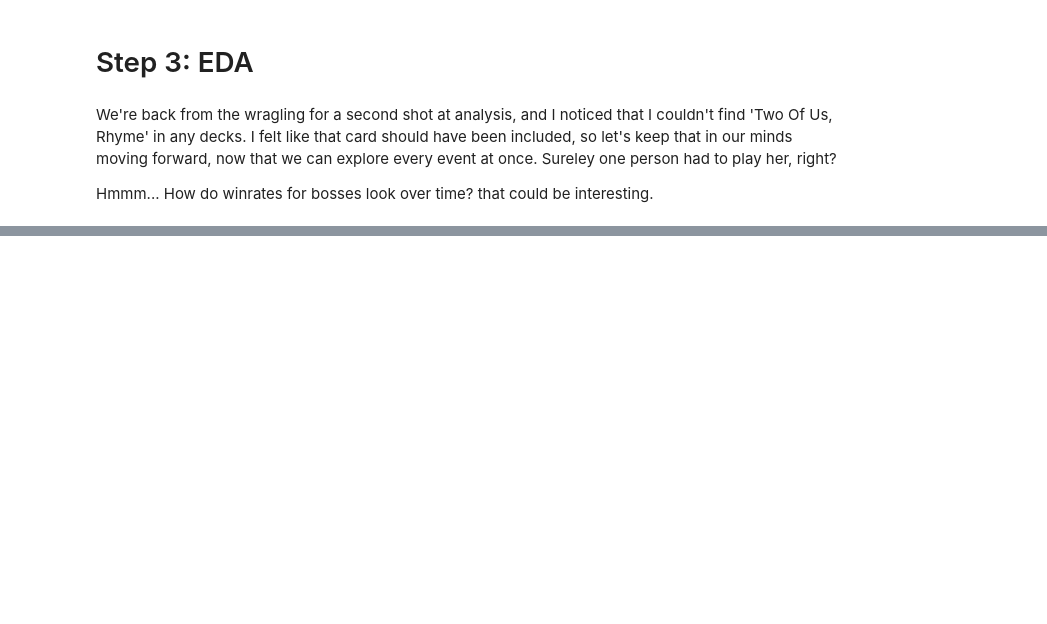
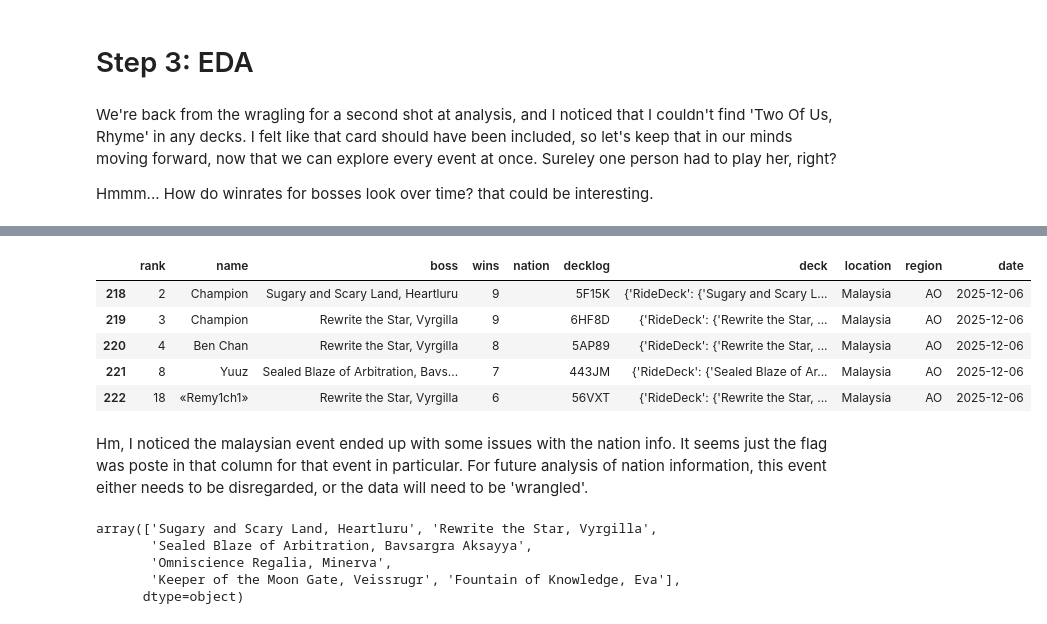
Before and after one commit to Silver-Sapphire/BCSanalysis, a Jupyter notebook: BCSdata.ipynb, the cells around one changed output, grey strips where cells are left out. Cells and saved outputs as stored; diff of their text form; code cells hidden in the pictures; blank space fills up the shorter version.

```diff
--- a/BCSdata.ipynb
+++ b/BCSdata.ipynb
@@ -128,0 +285,23 @@ SyntaxError: invalid syntax (4058584634.py, line 1)
+# %%
+name = "Two Of Us, Rhyme"
+# df2 = df2[df2['nation'] == 'Lyrical Monasterio']
+df_mal = df2[df2['location'] == 'Malaysia']
+df_mal.head()
+# %% [output]
+|  | rank | name | boss | wins | nation | decklog | deck | location | region | date |
+| 218 | 2 | Champion | Sugary and Scary Land, Heartluru | 9 |  | 5F15K | {'RideDeck': {'Sugary and Scary L... | Malaysia | AO | 2025-12-06 |
+| 219 | 3 | Champion | Rewrite the Star, Vyrgilla | 9 |  | 6HF8D | {'RideDeck': {'Rewrite the Star, ... | Malaysia | AO | 2025-12-06 |
+| 220 | 4 | Ben Chan | Rewrite the Star, Vyrgilla | 8 |  | 5AP89 | {'RideDeck': {'Rewrite the Star, ... | Malaysia | AO | 2025-12-06 |
+| 221 | 8 | Yuuz | Sealed Blaze of Arbitration, Bavs... | 7 |  | 443JM | {'RideDeck': {'Sealed Blaze of Ar... | Malaysia | AO | 2025-12-06 |
+| 222 | 18 | «Remy1ch1» | Rewrite the Star, Vyrgilla | 6 |  | 56VXT | {'RideDeck': {'Rewrite the Star, ... | Malaysia | AO | 2025-12-06 |
+# %% [markdown]
+Hm, I noticed the malaysian event ended up with some issues with the nation info. It seems just the flag was poste in that column for that event in particular.
+For future analysis of nation information, this event either needs to be disregarded, or the data will need to be 'wrangled'.
+# %%
+df_mal['boss'].unique()
+# %% [output]
+array(['Sugary and Scary Land, Heartluru', 'Rewrite the Star, Vyrgilla',
+       'Sealed Blaze of Arbitration, Bavsargra Aksayya',
+       'Omniscience Regalia, Minerva',
+       'Keeper of the Moon Gate, Veissrugr', 'Fountain of Knowledge, Eva'],
+      dtype=object)
```
Also changed, not shown: parts of 28 cells of this notebook.
